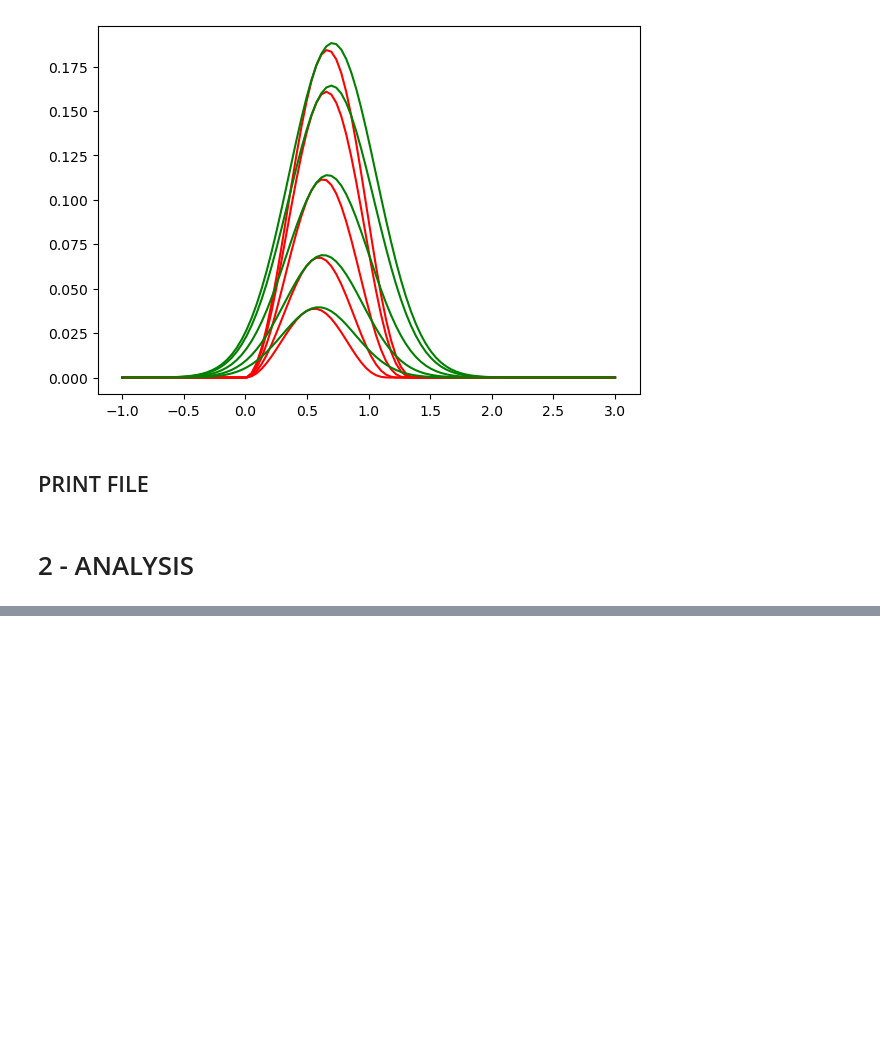
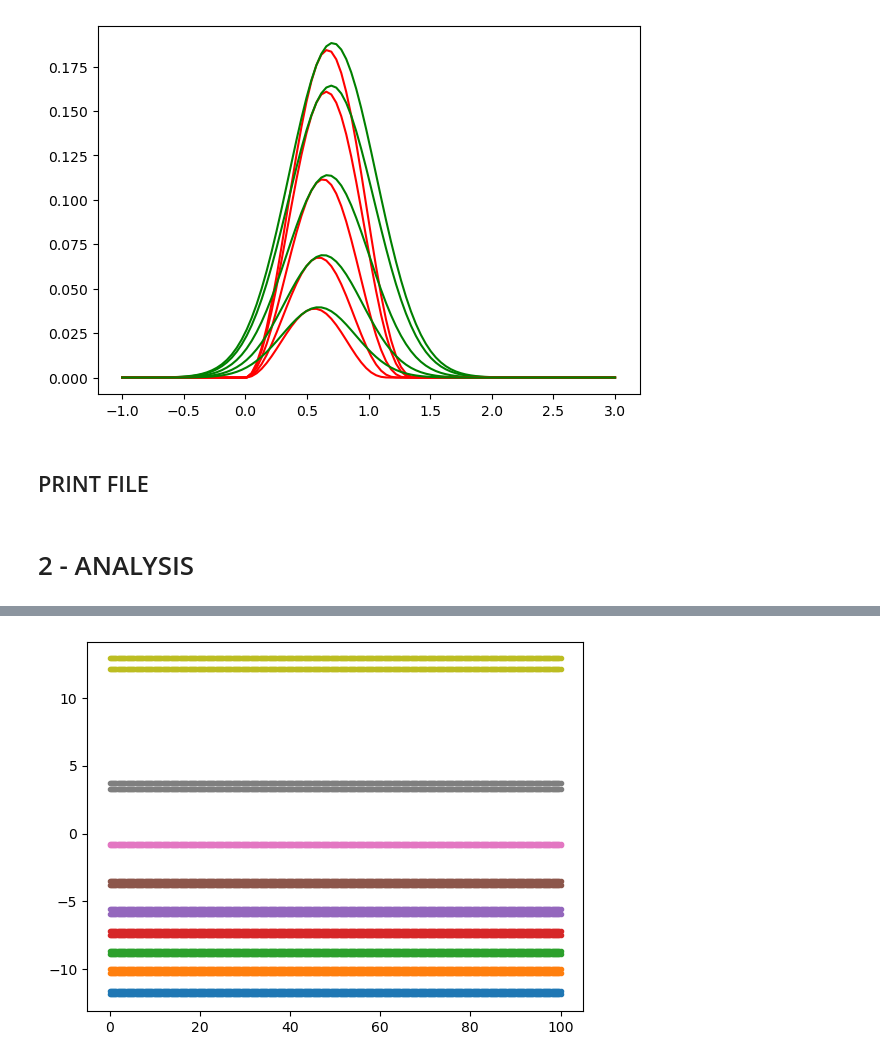
Before and after one commit to RoccoGiugni/DoSS-24-25, a Jupyter notebook: PS04/PS04.ipynb, the cells around one changed output, grey strips where cells are left out. Cells and saved outputs as stored; diff of their text form; code cells hidden in the pictures; blank space fills up the shorter version.

```diff
--- a/PS04/PS04.ipynb
+++ b/PS04/PS04.ipynb
@@ -213,0 +278,11 @@ plt.show()
+# %%
+_, r_cm = np.meshgrid(np.zeros(N), d_mtx.mean(axis=1))
+#r_cm = d_mtx.mean(axis=1)
+
+d_cm = d_mtx - r_cm
+d_sort = np.sort(d_cm, axis=1)
+
+plt.plot(time, d_sort[:, int(N/10):-1:int(N/10)], '.')
+plt.show()
+# %% [output]
+[figure, added]
```
Also changed, not shown: parts of 6 cells of this notebook.
